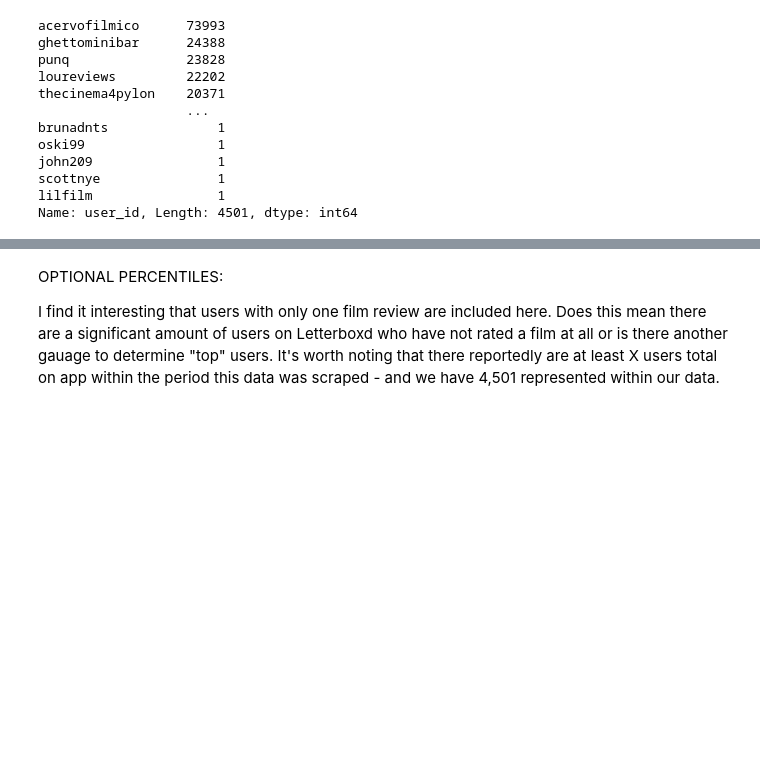
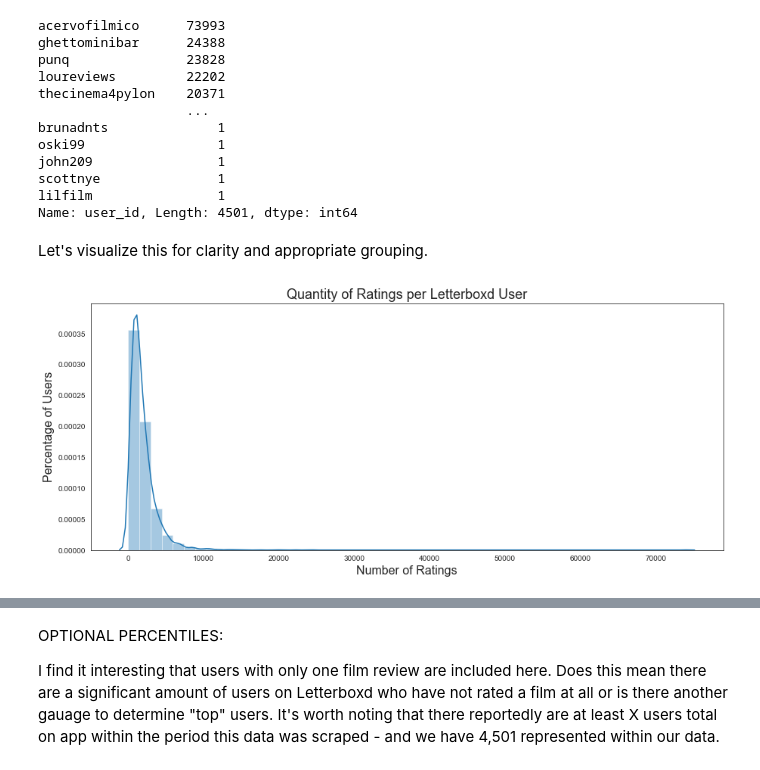
Before and after one commit to sierrafromcalifornia/Letterboxd-Recommender-Project, a Jupyter notebook: notebooks/exploratory.ipynb, the cells around one changed output, grey strips where cells are left out. Saved outputs shown, nothing was run; the diff lists cells and outputs as text; code cells hidden in the pictures; blank space fills up the shorter version.

```diff
--- a/notebooks/exploratory.ipynb
+++ b/notebooks/exploratory.ipynb
@@ -497,3 +557,22 @@ john209                1
 scottnye               1
 lilfilm                1
 Name: user_id, Length: 4501, dtype: int64
+# %% [markdown]
+Let's visualize this for clarity and appropriate grouping.
+# %%
+# see the full distribution of user film reviews
+
+# declare figure size
+f = plt.figure(figsize=(15, 6))
+
+# plot the count of ratings per user
+df_qtyratings = df_vis['user_id'].value_counts()
+x = pd.Series(df_qtyratings, name="Number of Film Reviews")
+ax = sns.distplot(x)
+ax.set_xlabel("Number of Ratings", fontdict=kws)
+ax.set_ylabel("Percentage of Users", fontdict=kws)
+ax.set_title("Quantity of Ratings per Letterboxd User", fontdict=kws2);
+
+# reference: https://stackoverflow.com/questions/17764619/pandas-dataframe-group-year-index-by-decade
+# %% [output]
+[figure, added]
```
Also changed, not shown: parts of 33 cells of this notebook, 8 other files.
